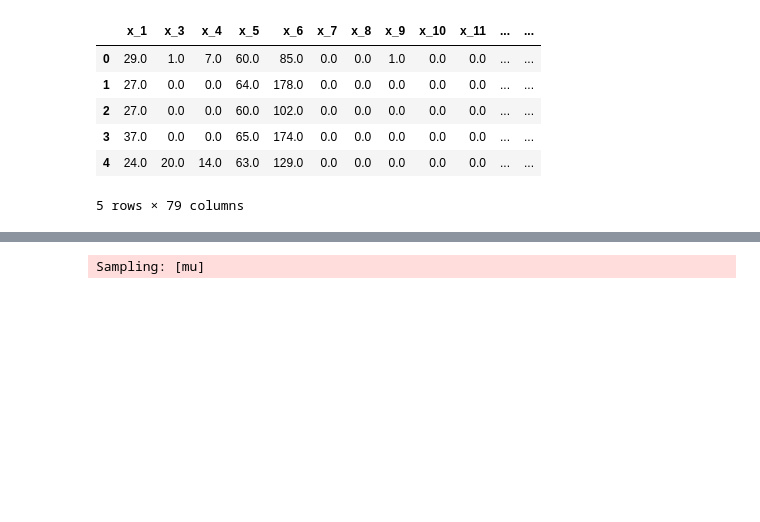
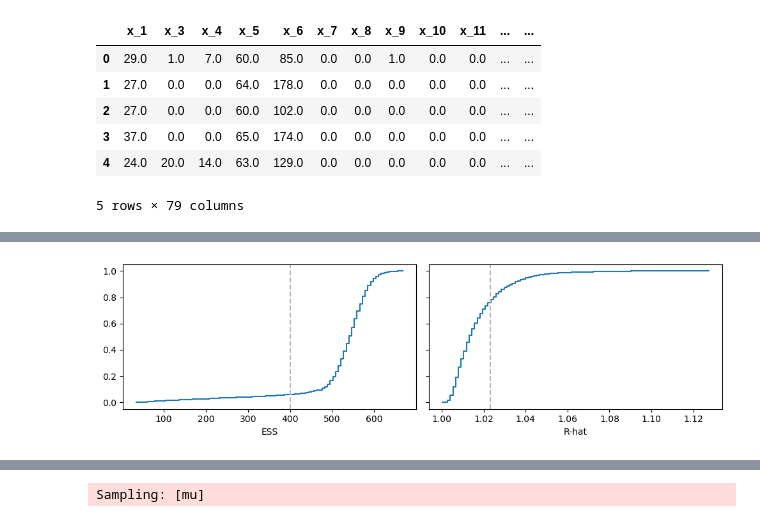
Before and after one commit to DamianPiuselli/Inferencia-Bayesiana-ACIC2016, a Jupyter notebook: rs_bart.ipynb, the cells around one changed output, grey strips where cells are left out. Saved outputs shown, nothing was run; the diff lists cells and outputs as text; code cells hidden in the pictures; blank space fills up the shorter version.

```diff
--- a/rs_bart.ipynb
+++ b/rs_bart.ipynb
@@ -126,3 +128,8 @@ plt.tight_layout()
+# %%
+pmb.plot_convergence(trace, var_name="mu")
+plt.tight_layout()
+# %% [output]
+[figure, added]
 # %%
 az.summary(trace)
 # %% [output]
```
Also changed, not shown: parts of 20 cells of this notebook.
